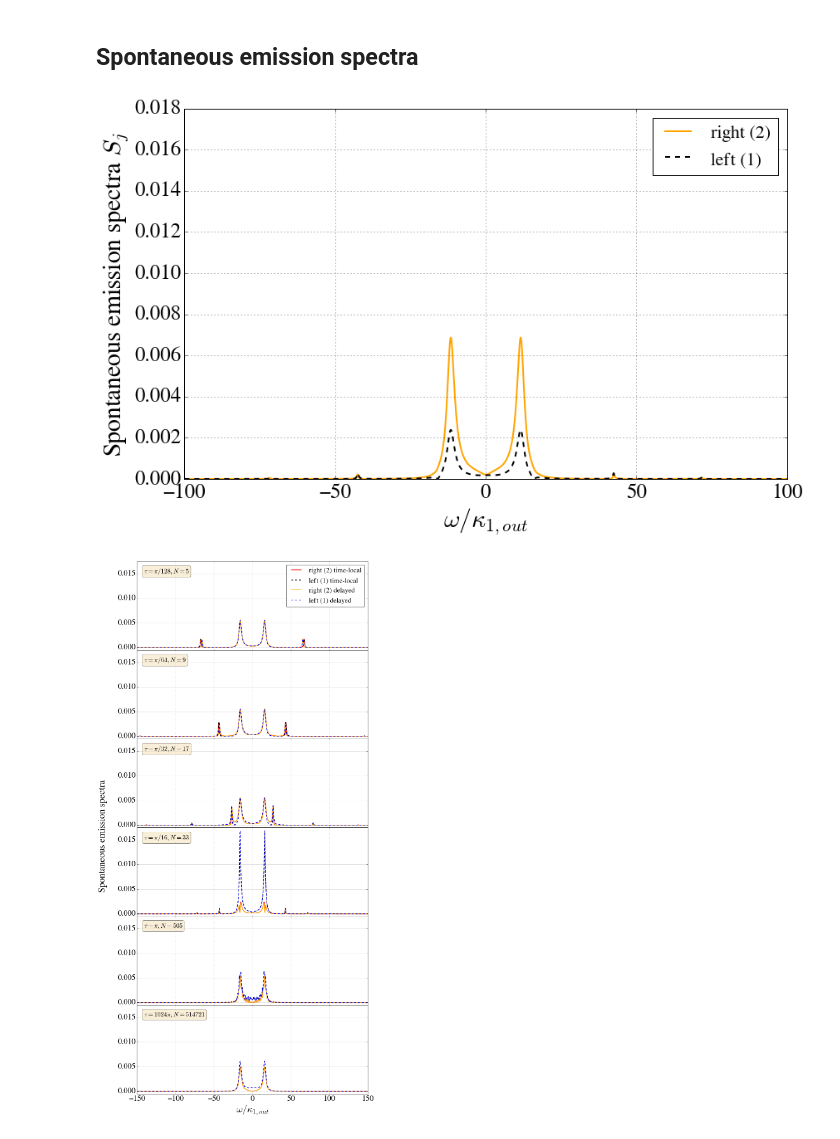
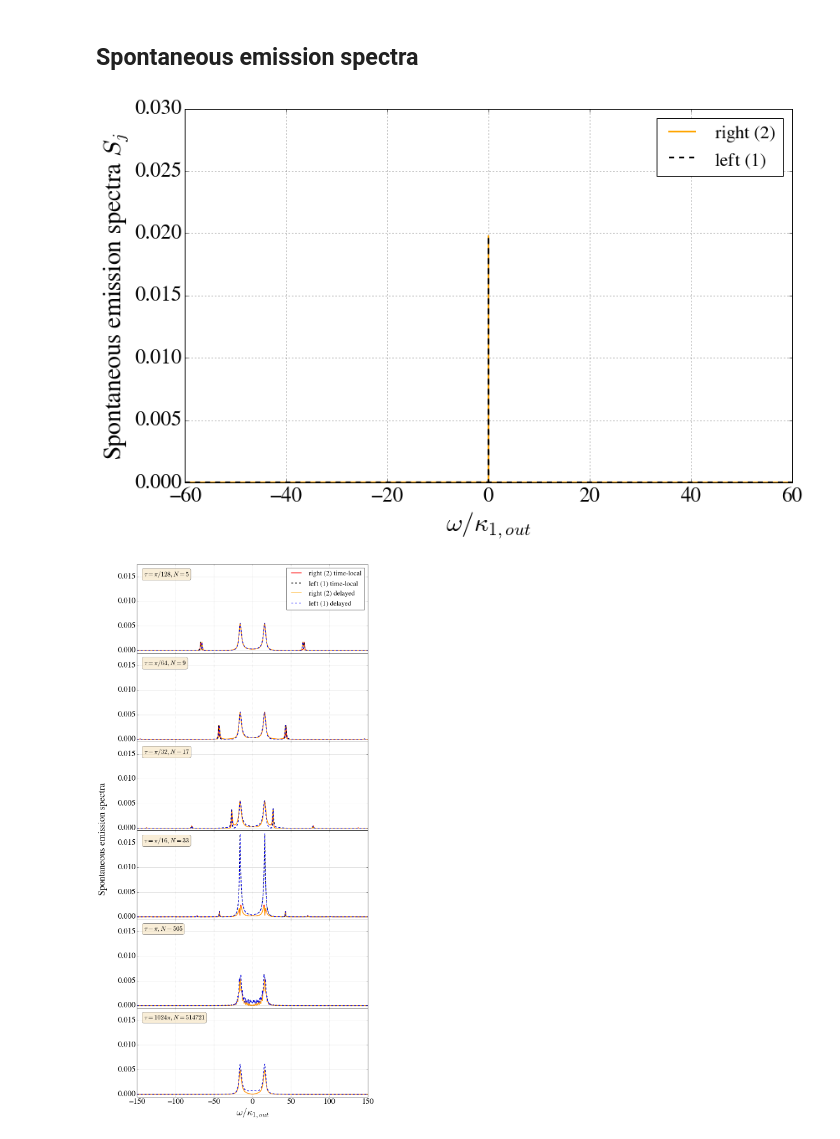
Before and after one commit to nemetniki/with-Andreas, a Jupyter notebook: CCQED.ipynb, the cells around one changed output. Drawn from its saved outputs; the diff is of its cells as text; code cells hidden in the pictures.

```diff
--- a/CCQED.ipynb
+++ b/CCQED.ipynb
@@ -376,51 +376,51 @@ mpl.rc('xtick',labelsize=25)
 mpl.rc('ytick',labelsize=25)
 
 kapi = 0.2
-kap1 = 1.+kapi
-kap2 = 1.+kapi
+kap1 = 32.#1.+kapi
+kap2 = 32.#1.+kapi
 g1   = 16.
-g2   = 8.
-v1   = 16.
-v2   = 16.
+g2   = 16.
+v1   = 128.
+v2   = 128.
 r    = 1.
-gam  = 5.2
-tau  = np.pi/16.
-om   = np.linspace(-100,100,10001)
+gam  = 0.
+tau  = np.pi/128.
+om   = np.linspace(-60,60,10001)
 
-xi10 = 0.
-xi20 = 1.
+xi10 = 1./np.sqrt(2)
+xi20 = 1./np.sqrt(2)
 
 D1L  = (kap1-1j*om)*(gam/2.-1j*om) + 4*v1*(gam/2.-1j*om)*(1/(1-np.exp(-(kapi-1j*om)*tau))-.5) + g1**2
 D2L  = (kap2-1j*om)*(gam/2.-1j*om) + 4*v2*(gam/2.-1j*om)*(1/(1-np.exp(-(kapi-1j*om)*tau))-.5) + g2**2
 KL   = (gam/2.-1j*om)*(1/(1-np.exp(-(kapi-1j*om)*tau))-.5)
 D1   = (-1j*om)*(-1j*om) + 4*v1*(-1j*om)*(1/(1-np.exp(1j*om*tau))-.5) + g1**2
 D2   = (-1j*om)*(-1j*om) + 4*v2*(-1j*om)*(1/(1-np.exp(1j*om*tau))-.5) + g2**2
 K    = (-1j*om)*(1/(1-np.exp(1j*om*tau))-.5)
 detL = D1L*D2L - 16*v1*v2*KL**2
 det  = D1*D2 - 16*v1*v2*K**2
 
 cg1  = 1/det * ( 1j*g1*D2*xi10 - 1j*g2*4*v1*r*K*xi20 )
 cg2  = 1/det * ( -1j*g1*4*v2/r*K*xi10 + 1j*g2*D1*xi20)
 cg1L = 1/detL * ( 1j*g1*D2L*xi10 - 1j*g2*4*v1*r*KL*xi20 )
 cg2L = 1/detL * ( -1j*g1*4*v2/r*KL*xi10 + 1j*g2*D1L*xi20)
 
 plt.figure(1,figsize=(13,8))
 plt.clf()
-plt.ylim(0,0.018)
+plt.ylim(0,0.03)
 #plt.xlim(-500,500)
 #plt.plot(om,np.abs(cg2)**2,linewidth=2.0,label='right (2), density',color = 'yellow')
 plt.hold(True)
 #plt.plot(om,np.abs(cg1)**2,linewidth=2.0,label='left (1), density',color='b',ls='-.')
 plt.plot(om,(kap2-kapi)/np.pi*np.abs(cg2L)**2,linewidth=2.0,label='right (2)',color = 'orange')
 plt.plot(om,(kap1-kapi)/np.pi*np.abs(cg1L)**2,linewidth=2.0,label='left (1)',color='k',ls='--')
 plt.xlabel('$\omega/\kappa_{1,out}$',fontsize=30.)
 plt.ylabel('Spontaneous emission spectra $S_j$',fontsize=30.)
 plt.legend(loc='upper right',fontsize = 22)
 plt.grid(True)
 
 plt.show()
 # %% [output]
-[figure, old version]
+[figure, new version]
 # %%
 #Finite number of modes -> shorter fibre
 
```
Also changed, not shown: 1 other file.
